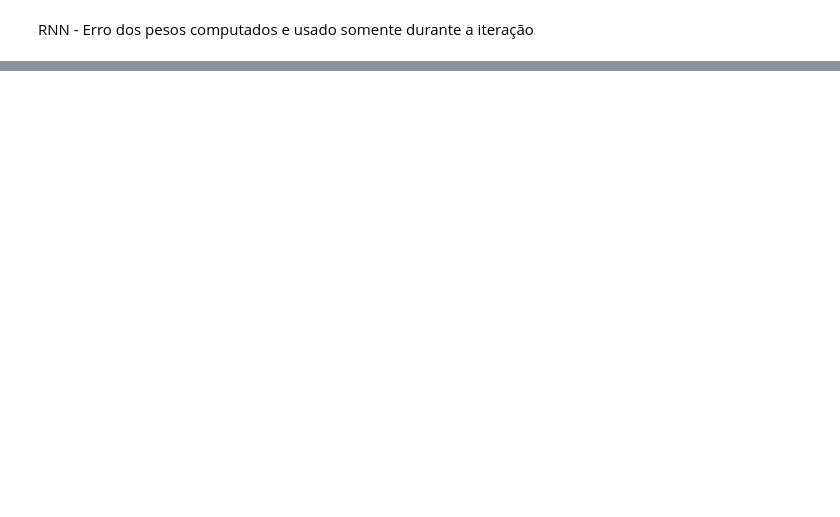
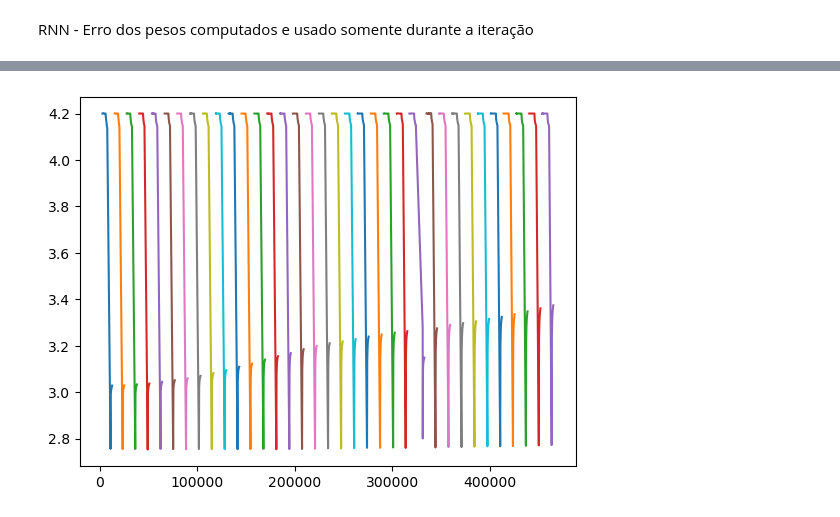
Before and after one commit to cduartes0203/Batteries_Prognostics, a Jupyter notebook: test.ipynb, the cells around one changed output, grey strips where cells are left out. Saved outputs shown, nothing was run; the diff lists cells and outputs as text; code cells hidden in the pictures; blank space fills up the shorter version.

```diff
--- a/test.ipynb
+++ b/test.ipynb
@@ -138,0 +127,18 @@ plot_DSI2(teda,ftrs=3,title='DSI - Granulation',ncol=2)
+# %%
+df = pd.read_csv(r'Dataset\Dataset_1_NCA_battery\Dataset_1_NCA_battery\CY25-1_1-#1.csv')
+#df = normalize_df(df)
+IDs = list(set(list(df['cycle number'])))
+Q,T = [],[]
+for ID in IDs[:]:
+    df2 = df[df['cycle number']==ID]
+    df2 = df2[df2['control/mA']==0]
+    #x = np.arange(len(df2))
+    x = df2.iloc[:,0].values
+    y1 = df2.iloc[:,2].values
+    y2 = df2.iloc[:,3].values
+    Q.append(y1)
+    T.append(x-x[0])
+    plt.plot(x,y1)
+    #plt.plot(x,y2)
+# %% [output]
+[figure, added]
```
Also changed, not shown: parts of 13 cells of this notebook, 15 other files.
